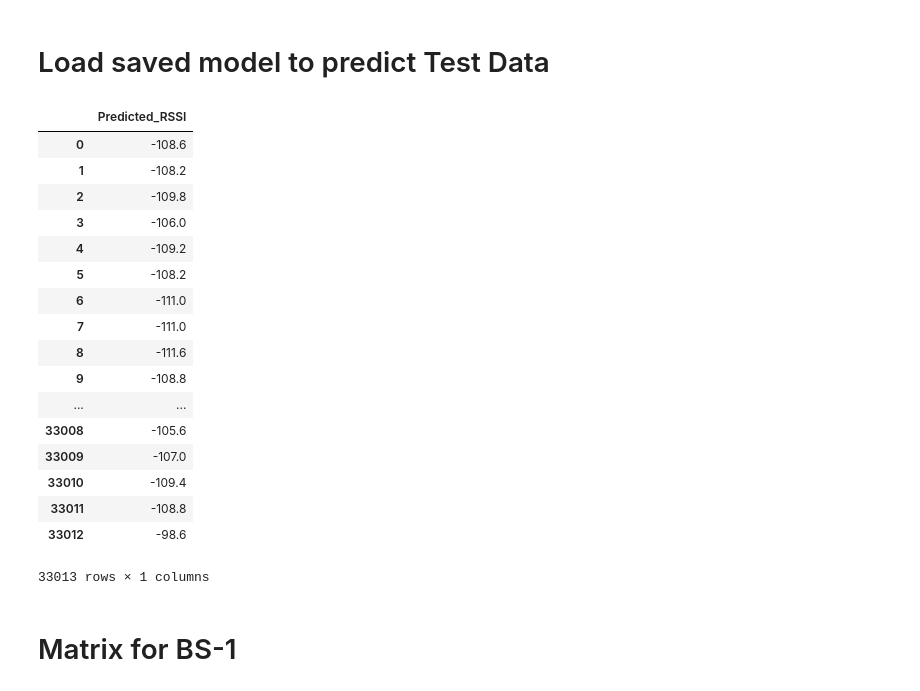
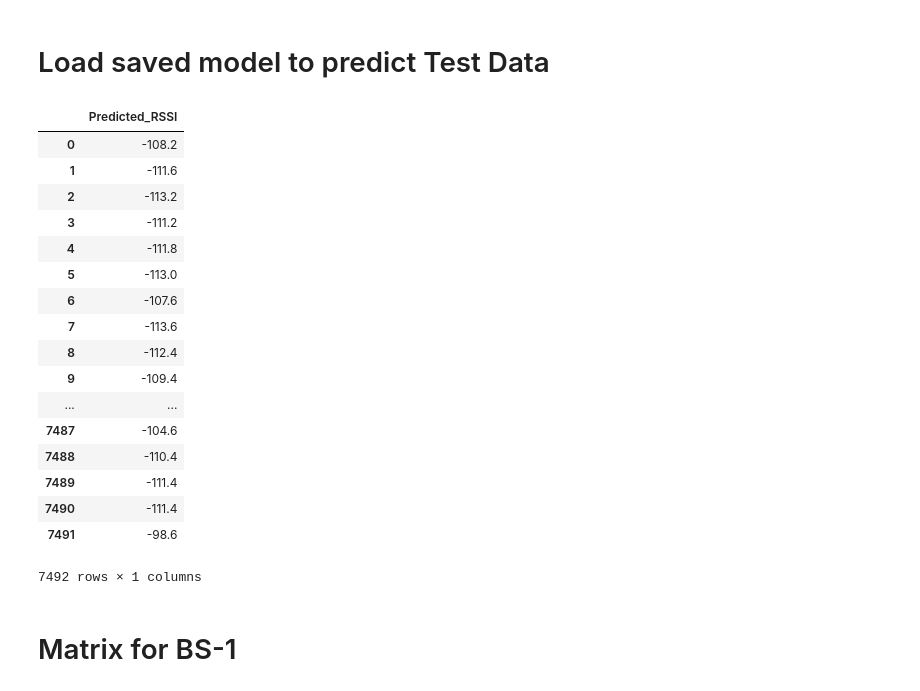
Before and after one commit to LINMEIYAN/deep-learning-lora-rssi, a Jupyter notebook: deep-learning-algorithm/rssi_prediction/lorawan_rssi_prediction_latest.ipynb, the cells around one changed output. Cells and saved outputs as stored; diff of their text form; code cells hidden in the pictures.

```diff
--- a/deep-learning-algorithm/rssi_prediction/lorawan_rssi_prediction_latest.ipynb
+++ b/deep-learning-algorithm/rssi_prediction/lorawan_rssi_prediction_latest.ipynb
@@ -560,33 +560,34 @@ joblib.dump(knn_reg, 'knn_model.pkl')
 # %%
 #Loading the saved model with joblib
 pipe = joblib.load('knn_model.pkl')
 
 # New data to predict
 test_data = pd.read_csv('/content/drive/My Drive/Colab Notebooks/masters_project/test.csv')
 test_data.drop(columns=['Time'],inplace=True)
-pred_cols = list(test_data.columns.values)[1:]
+test_trim_data = test_data[ test_data["'BS 1'"] >= -130 ]
+pred_cols = list(test_trim_data.columns.values)[1:]
 
 # apply the whole pipeline to data
-pred = pd.DataFrame(pipe.predict(test_data[pred_cols]))
+pred = pd.DataFrame(pipe.predict(test_trim_data[pred_cols]))
 pred.rename(columns={0 : 'Predicted_RSSI'}, inplace=True)
 pred
 # %% [output]
 |  | Predicted_RSSI |
-| 0 | -108.6 |
-| 1 | -108.2 |
-| 2 | -109.8 |
-| 3 | -106.0 |
-| 4 | -109.2 |
-| 5 | -108.2 |
-| 6 | -111.0 |
-| 7 | -111.0 |
-| 8 | -111.6 |
-| 9 | -108.8 |
+| 0 | -108.2 |
+| 1 | -111.6 |
+| 2 | -113.2 |
+| 3 | -111.2 |
+| 4 | -111.8 |
+| 5 | -113.0 |
+| 6 | -107.6 |
+| 7 | -113.6 |
+| 8 | -112.4 |
+| 9 | -109.4 |
 | ... | ... |
-| 33008 | -105.6 |
-| 33009 | -107.0 |
-| 33010 | -109.4 |
-| 33011 | -108.8 |
-| 33012 | -98.6 |
+| 7487 | -104.6 |
+| 7488 | -110.4 |
+| 7489 | -111.4 |
+| 7490 | -111.4 |
+| 7491 | -98.6 |
-33013 rows × 1 columns
+7492 rows × 1 columns
 # %%
```
Also changed, not shown: parts of 3 cells of this notebook.
